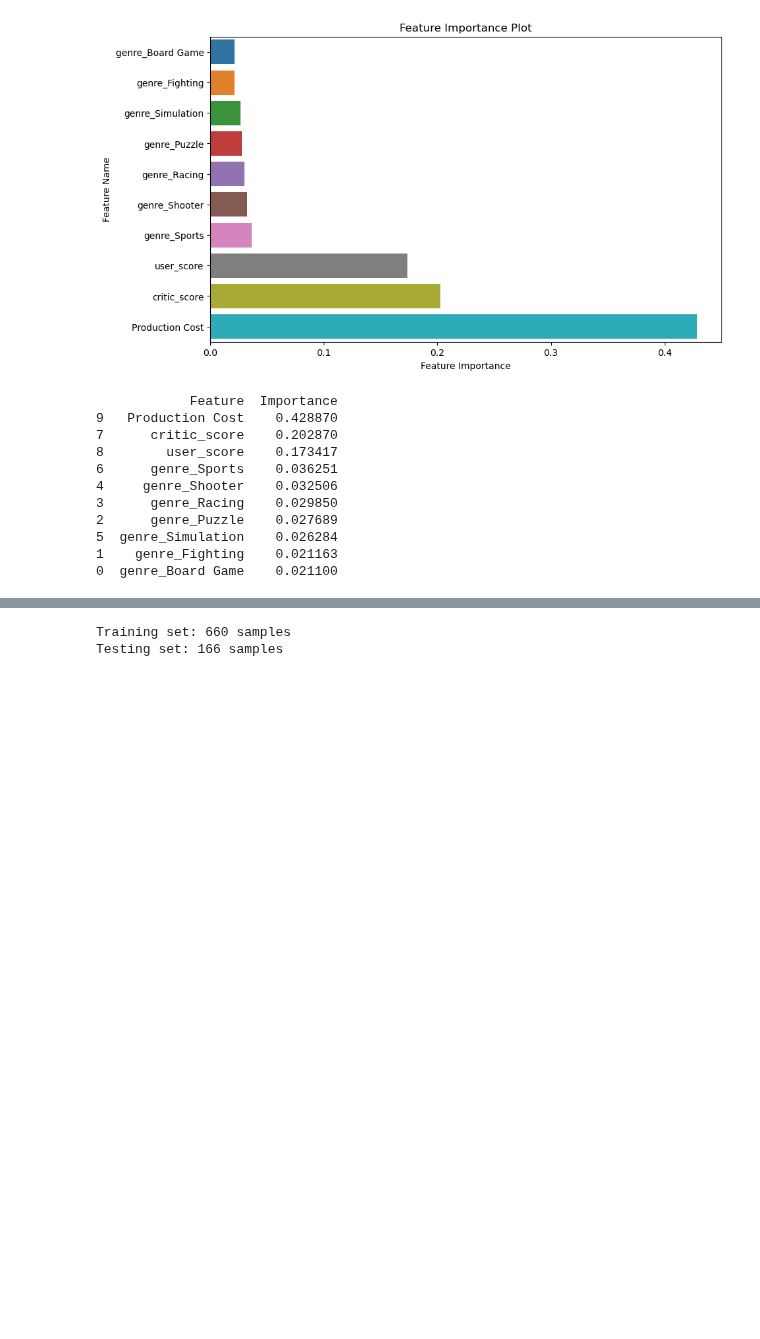
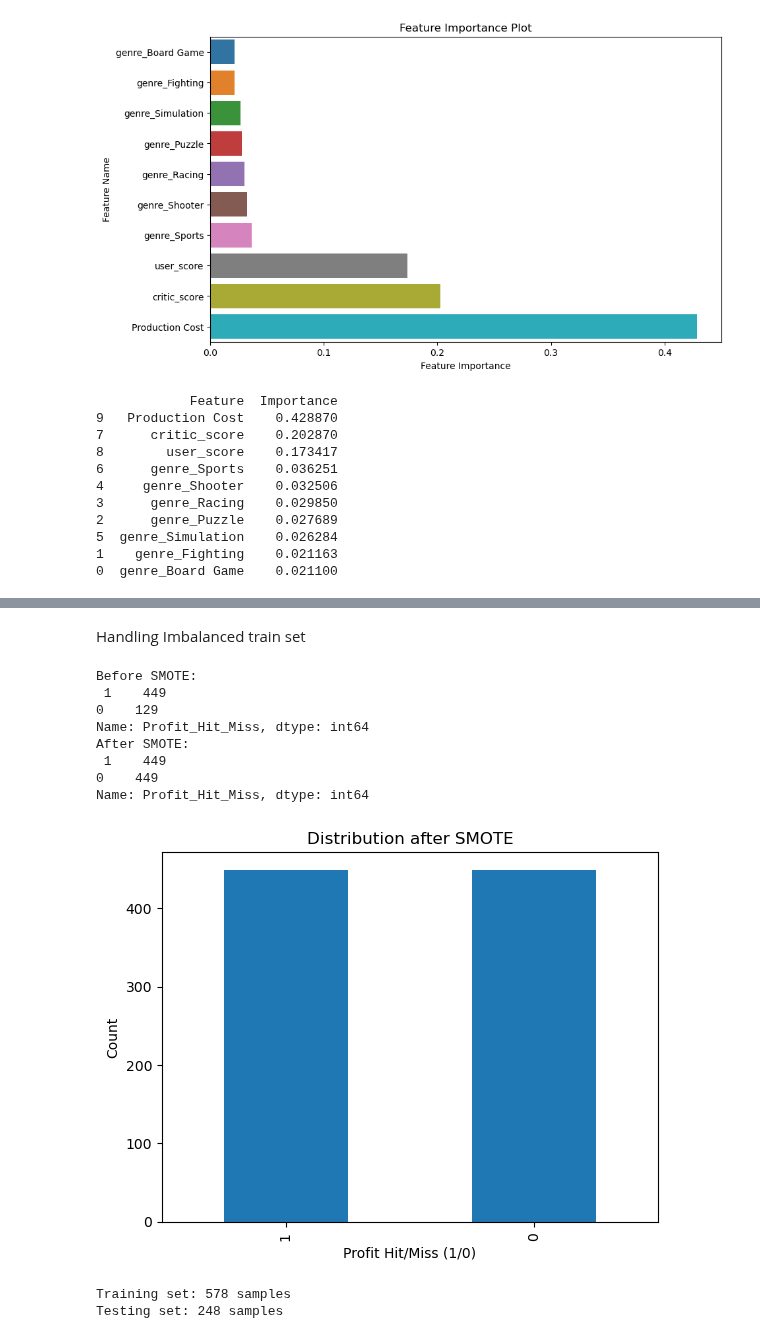
Before and after one commit to wd686/EBAC, a Jupyter notebook: Modelling/RevenuePrediction_wd.ipynb, the cells around one changed output, grey strips where cells are left out. Drawn from its saved outputs; the diff is of its cells as text; code cells hidden in the pictures; blank space fills up the shorter version.

```diff
--- a/Modelling/RevenuePrediction_wd.ipynb
+++ b/Modelling/RevenuePrediction_wd.ipynb
@@ -358,19 +449,49 @@ plt.show()
+# %% [markdown]
+Handling Imbalanced train set
+# %%
+import pandas as pd
+from imblearn.over_sampling import SMOTE
+from sklearn.model_selection import train_test_split
+
+features = ['critic_score', 'user_score', 'Production Cost']
+
+# Input variables redefine
+X = pd.concat([genre_encoded,publisher_encoded,platform_encoded, Players_encoded, df[features]], axis=1)
+y = data['Profit_Hit_Miss']
+X_train, X_test, y_train, y_test = train_test_split(X, y, test_size=0.3, random_state=42)
+class_counts = y_train.value_counts()
+smote = SMOTE(random_state=42)
+X_resampled, y_resampled = smote.fit_resample(X_train, y_train)
+resampled_class_counts = pd.Series(y_resampled).value_counts()
+
+print("Before SMOTE:\n",class_counts)
+print("After SMOTE:\n",resampled_class_counts)
+
+resampled_class_counts.plot(kind='bar')
+plt.xlabel('Profit Hit/Miss (1/0)')
+plt.ylabel('Count')
+plt.title('Distribution after SMOTE')
+plt.show()
+# %% [output]
+Before SMOTE:
+ 1    449
+0    129
+Name: Profit_Hit_Miss, dtype: int64
+After SMOTE:
+ 1    449
+0    449
+Name: Profit_Hit_Miss, dtype: int64
+[figure, added]
 # %%
-features = ['critic_score', 'user_score', 'Production Cost']
-
-# Input variables redefine
-X = pd.concat([genre_encoded,publisher_encoded,platform_encoded, df[features]], axis=1)
-y = data['Profit_Hit_Miss']
-
 #Data splitting
 # Split into training and test sets (80:20)
-X_train, X_test, y_train, y_test = train_test_split(X, y, test_size=0.2, random_state=50, shuffle=True)
+#X_train, X_test, y_train, y_test = train_test_split(X, y, test_size=0.2, random_state=50, shuffle=True)
 
 print(f"Training set: {X_train.shape[0]} samples")
 print(f"Testing set: {X_test.shape[0]} samples")
 # %% [output]
-Training set: 660 samples
-Testing set: 166 samples
+Training set: 578 samples
+Testing set: 248 samples
 # %%
 from sklearn.ensemble import RandomForestClassifier
 from sklearn.metrics import accuracy_score, classification_report
```
Also changed, not shown: parts of 21 cells of this notebook, 1 other file.
